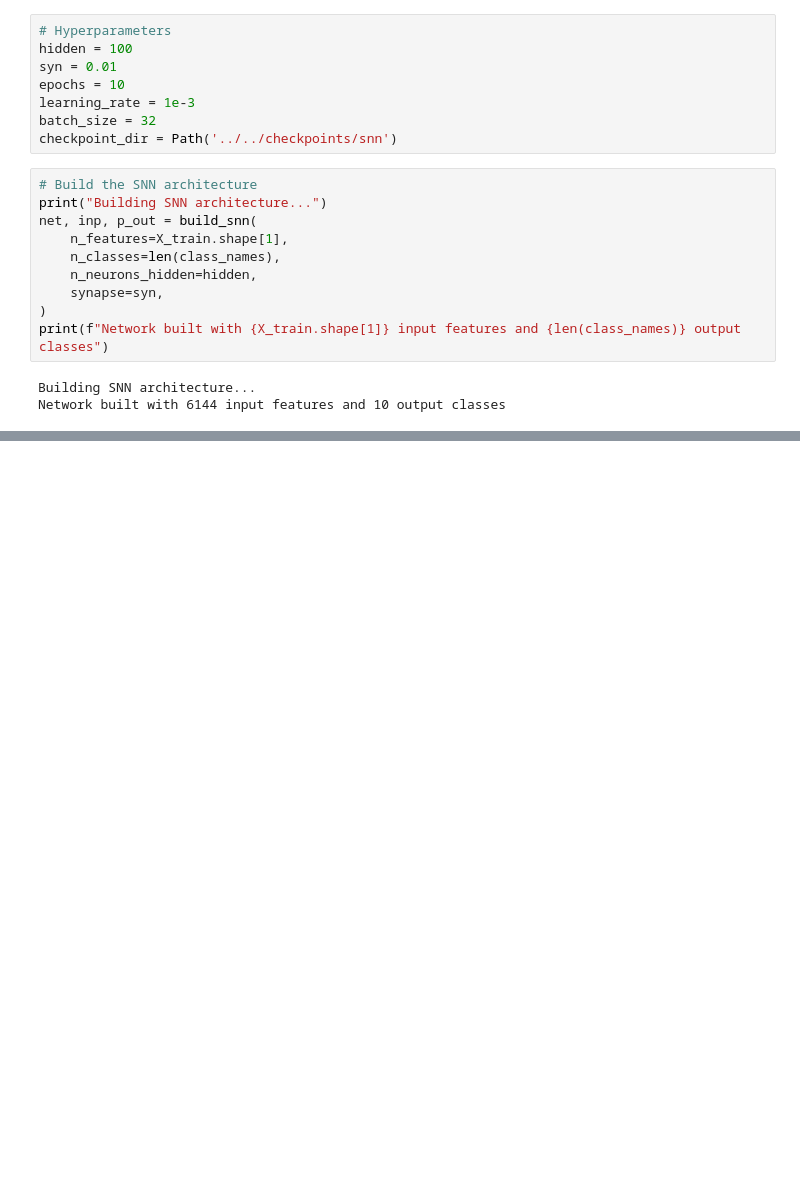
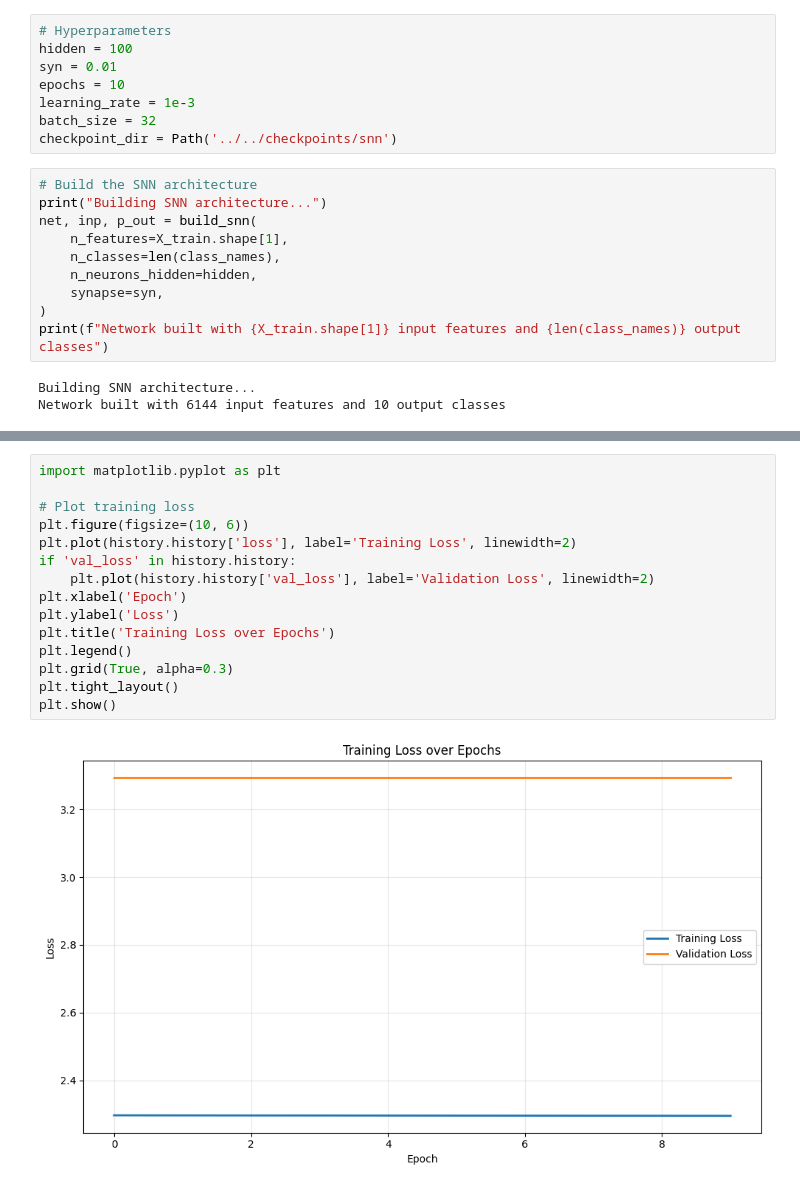
Before and after one commit to T2brozz/neuroAi, a Jupyter notebook: notebooks/snn/training.ipynb, the cells around one changed output, grey strips where cells are left out. Cells and saved outputs as stored; diff of their text form; blank space fills up the shorter version.

```diff
--- a/notebooks/snn/training.ipynb
+++ b/notebooks/snn/training.ipynb
@@ -73,6 +73,23 @@ Build finished in 0:00:00
 
 Training complete!
 Saving model to ../../checkpoints/snn/snn_params...
+# %%
+import matplotlib.pyplot as plt
+
+# Plot training loss
+plt.figure(figsize=(10, 6))
+plt.plot(history.history['loss'], label='Training Loss', linewidth=2)
+if 'val_loss' in history.history:
+    plt.plot(history.history['val_loss'], label='Validation Loss', linewidth=2)
+plt.xlabel('Epoch')
+plt.ylabel('Loss')
+plt.title('Training Loss over Epochs')
+plt.legend()
+plt.grid(True, alpha=0.3)
+plt.tight_layout()
+plt.show()
+# %% [output]
+[figure, added]
 # %%
 # Evaluate on test set
 print("\nEvaluating on test set...")
```
Also changed, not shown: parts of 2 cells of this notebook.
